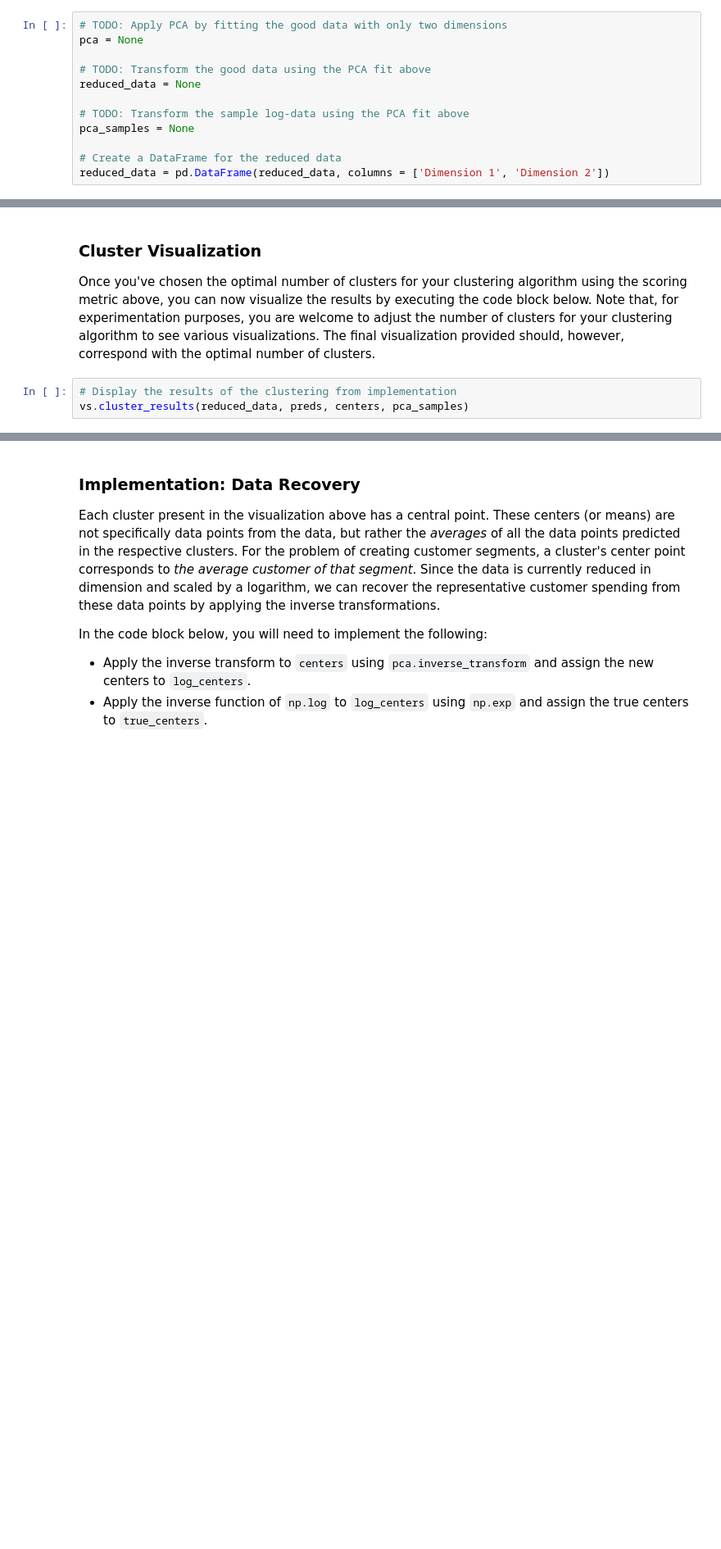
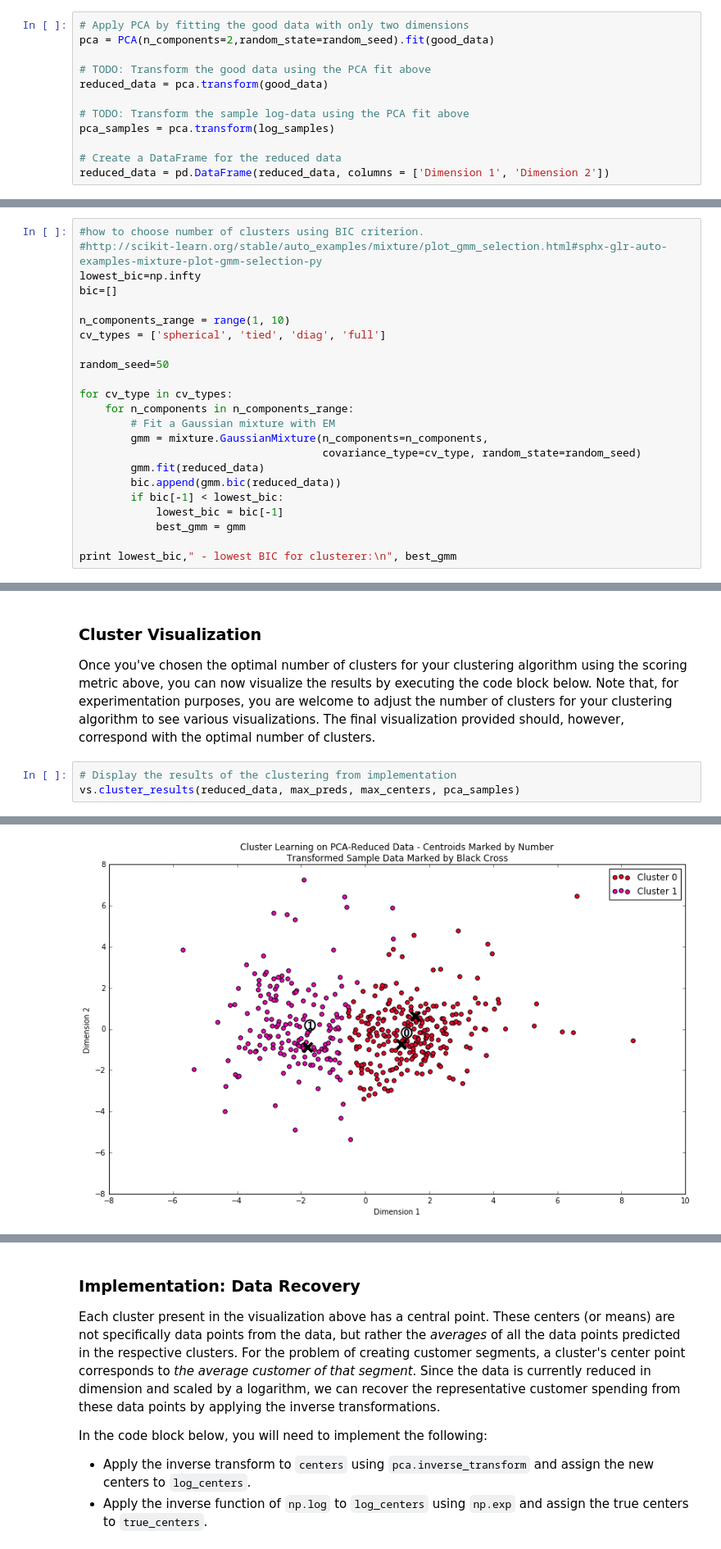
Before and after one commit to vdabravolski/machine-learning, a Jupyter notebook: projects/customer_segments/customer_segments.ipynb, the cells around one changed output, grey strips where cells are left out. Shown at 82% size. Drawn from its saved outputs; the diff is of its cells as text; blank space fills up the shorter version.

Commit message:
clustering.WIp2

```diff
--- a/projects/customer_segments/customer_segments.ipynb
+++ b/projects/customer_segments/customer_segments.ipynb
@@ -342,14 +351,14 @@ In the code block below, you will need to implement the following:
  - Apply a PCA transformation of `good_data` using `pca.transform`, and assign the results to `reduced_data`.
  - Apply a PCA transformation of the sample log-data `log_samples` using `pca.transform`, and assign the results to `pca_samples`.
 # %%
-# TODO: Apply PCA by fitting the good data with only two dimensions
-pca = None
+# Apply PCA by fitting the good data with only two dimensions
+pca = PCA(n_components=2,random_state=random_seed).fit(good_data)
 
 # TODO: Transform the good data using the PCA fit above
-reduced_data = None
+reduced_data = pca.transform(good_data)
 
 # TODO: Transform the sample log-data using the PCA fit above
-pca_samples = None
+pca_samples = pca.transform(log_samples)
 
 # Create a DataFrame for the reduced data
 reduced_data = pd.DataFrame(reduced_data, columns = ['Dimension 1', 'Dimension 2'])
@@ -410,0 +464,23 @@ score = None
+# %%
+#how to choose number of clusters using BIC criterion.
+#http://scikit-learn.org/stable/auto_examples/mixture/plot_gmm_selection.html#sphx-glr-auto-examples-mixture-plot-gmm-selection-py
+lowest_bic=np.infty
+bic=[]
+
+n_components_range = range(1, 10)
+cv_types = ['spherical', 'tied', 'diag', 'full']
+
+random_seed=50
+
+for cv_type in cv_types:
+    for n_components in n_components_range:
+        # Fit a Gaussian mixture with EM
+        gmm = mixture.GaussianMixture(n_components=n_components,
+                                      covariance_type=cv_type, random_state=random_seed)
+        gmm.fit(reduced_data)
+        bic.append(gmm.bic(reduced_data))
+        if bic[-1] < lowest_bic:
+            lowest_bic = bic[-1]
+            best_gmm = gmm
+
+print lowest_bic," - lowest BIC for clusterer:\n", best_gmm
@@ -418,4 +501,5 @@ score = None
 Once you've chosen the optimal number of clusters for your clustering algorithm using the scoring metric above, you can now visualize the results by executing the code block below. Note that, for experimentation purposes, you are welcome to adjust the number of clusters for your clustering algorithm to see various visualizations. The final visualization provided should, however, correspond with the optimal number of clusters.
 # %%
 # Display the results of the clustering from implementation
-vs.cluster_results(reduced_data, preds, centers, pca_samples)
+vs.cluster_results(reduced_data, max_preds, max_centers, pca_samples)
+# %% [output]
@@ -421,0 +520 @@ vs.cluster_results(reduced_data, preds, centers, pca_samples)
+[figure, added]
```
Also changed, not shown: parts of 11 cells of this notebook.
